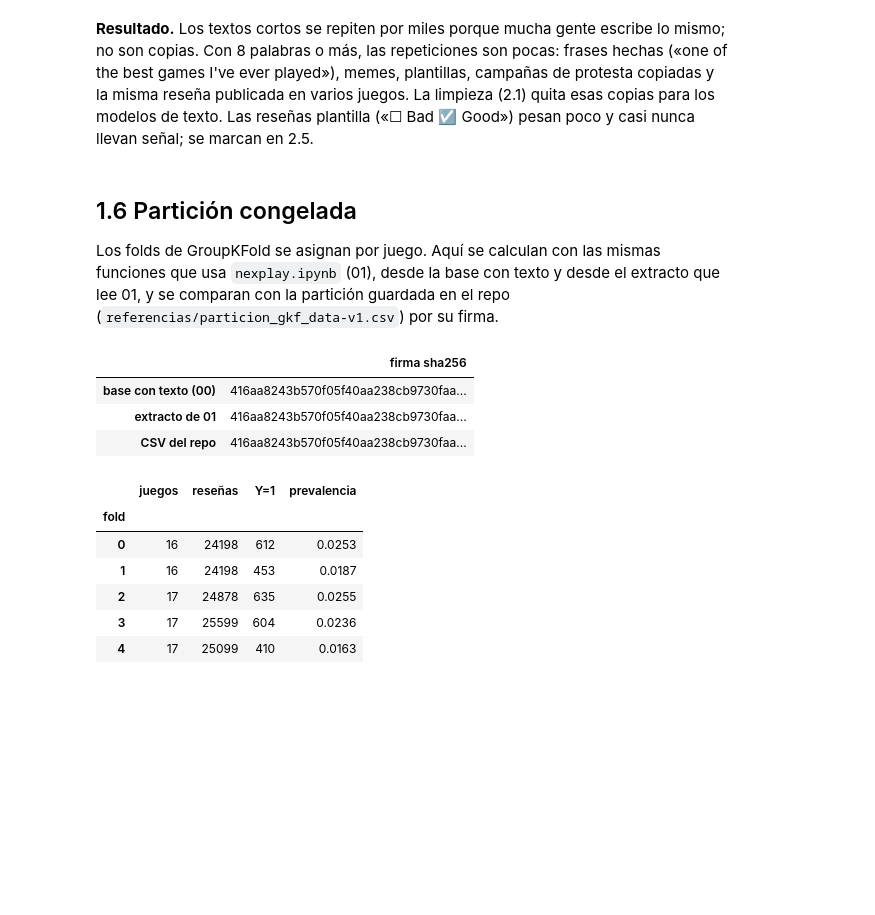
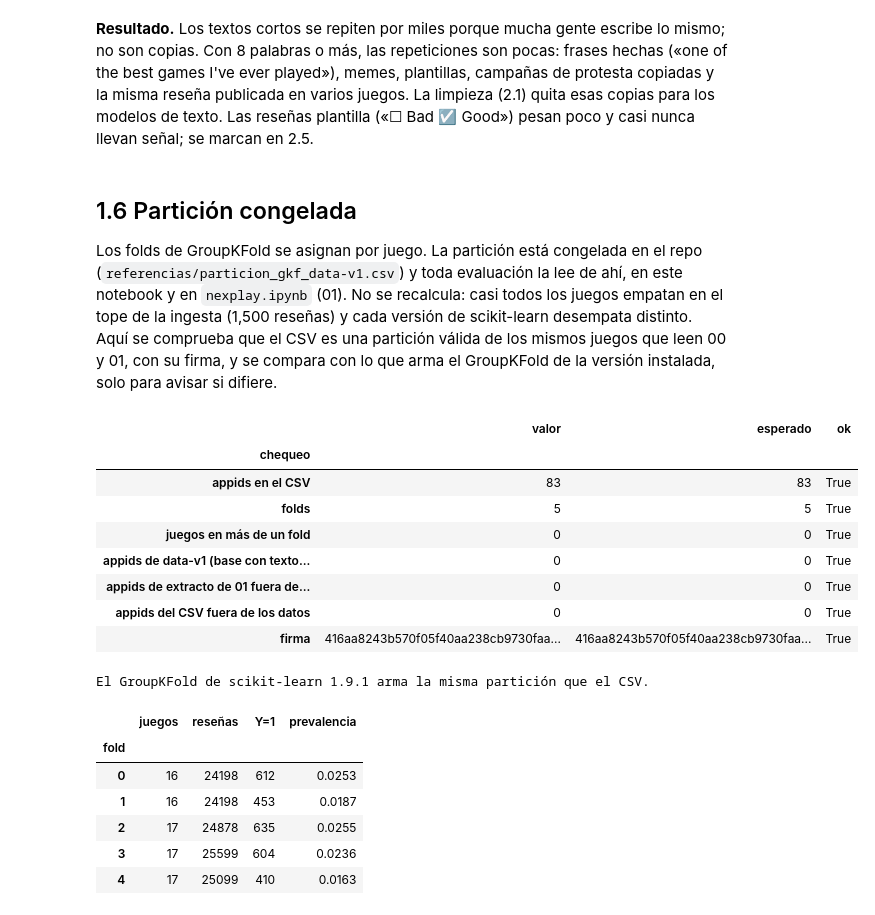
Before and after one commit to fernandoaxelramirezgomez-coder/nexplay, a Jupyter notebook: notebook/00_exploracion.ipynb, the cells around one changed output. Cells and saved outputs as stored; diff of their text form; code cells hidden in the pictures; blank space fills up the shorter version.

```diff
--- a/notebook/00_exploracion.ipynb
+++ b/notebook/00_exploracion.ipynb
@@ -333,22 +339,38 @@ pesan poco y casi nunca llevan señal; se marcan en 2.5.
 # %% [markdown]
 ## 1.6 Partición congelada
 
-Los folds de GroupKFold se asignan por juego. Aquí se calculan con las mismas funciones que usa
-`nexplay.ipynb` (01), desde la base con texto y desde el extracto que lee 01, y se comparan con la
-partición guardada en el repo (`referencias/particion_gkf_data-v1.csv`) por su firma.
+Los folds de GroupKFold se asignan por juego. La partición está congelada en el repo
+(`referencias/particion_gkf_data-v1.csv`) y toda evaluación la lee de ahí, en este notebook y en
+`nexplay.ipynb` (01). No se recalcula: casi todos los juegos empatan en el tope de la ingesta (1,500
+reseñas) y cada versión de scikit-learn desempata distinto. Aquí se comprueba que el CSV es una partición
+válida de los mismos juegos que leen 00 y 01, con su firma, y se compara con lo que arma el GroupKFold de
+la versión instalada, solo para avisar si difiere.
 # %%
-folds_db = ex.particion_gkf(df_v1)
-folds_01 = ex.particion_gkf(parquet_v1)
 folds = ex.leer_particion()
-firmas = {"base con texto (00)": ex.firma_de_particion(folds_db), "extracto de 01": ex.firma_de_particion(folds_01),
-          "CSV del repo": ex.firma_de_particion(folds)}
-display(pd.Series(firmas, name="firma sha256").to_frame())
-assert len(set(firmas.values())) == 1, "la partición no es la misma que usa 01"
+chequeos = ex.chequeo_de_particion(folds, {"data-v1 (base con texto)": df_v1["appid"], "extracto de 01": parquet_v1["appid"]})
+display(chequeos)
+assert chequeos["ok"].all(), "el CSV no es una partición válida de los juegos de data-v1"
+
+groupkfold = ex.groupkfold_de_esta_version(df_v1, folds)
+if groupkfold["misma partición"]:
+    print(f"El GroupKFold de scikit-learn {groupkfold['scikit-learn']} arma la misma partición que el CSV.")
+else:
+    print(f"Aviso: el GroupKFold de scikit-learn {groupkfold['scikit-learn']} reparte los juegos de otra forma "
+          f"(coincide en {groupkfold['juegos con el mismo fold']} de {groupkfold['juegos']} juegos): "
+          f"{groupkfold['juegos empatados']} de los {groupkfold['juegos']} tienen exactamente "
+          f"{groupkfold['reseñas del empate']:,} reseñas y el desempate cambió entre versiones. "
+          "Este notebook sigue usando la partición congelada del CSV.")
 # %% [output]
-|  | firma sha256 |
-| base con texto (00) | 416aa8243b570f05f40aa238cb9730faa... |
-| extracto de 01 | 416aa8243b570f05f40aa238cb9730faa... |
-| CSV del repo | 416aa8243b570f05f40aa238cb9730faa... |
+|  | valor | esperado | ok |
+| chequeo |  |  |  |
+| appids en el CSV | 83 | 83 | True |
+| folds | 5 | 5 | True |
+| juegos en más de un fold | 0 | 0 | True |
+| appids de data-v1 (base con texto... | 0 | 0 | True |
+| appids de extracto de 01 fuera de... | 0 | 0 | True |
+| appids del CSV fuera de los datos | 0 | 0 | True |
+| firma | 416aa8243b570f05f40aa238cb9730faa... | 416aa8243b570f05f40aa238cb9730faa... | True |
+El GroupKFold de scikit-learn 1.9.1 arma la misma partición que el CSV.
 # %%
 display(ex.resumen_por_fold(resenas_v1, folds))
 # %% [output]
```
Also changed, not shown: parts of 8 cells of this notebook, 2 other files.
